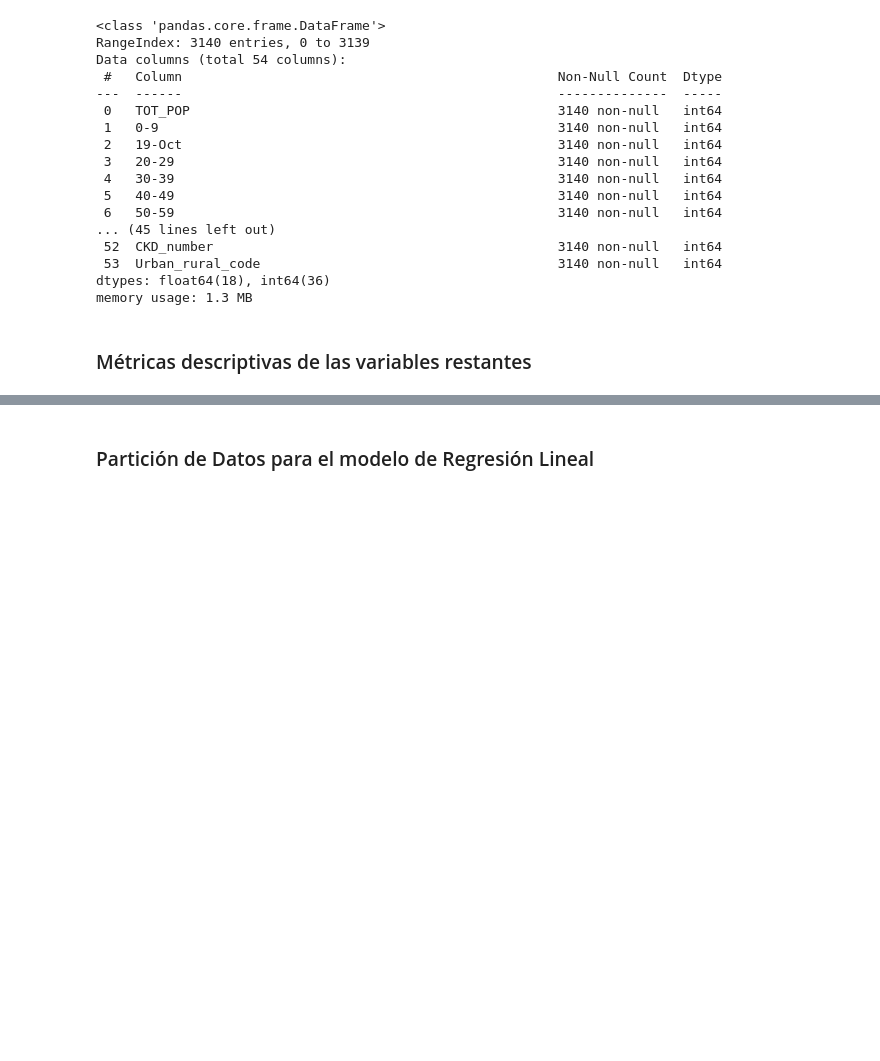
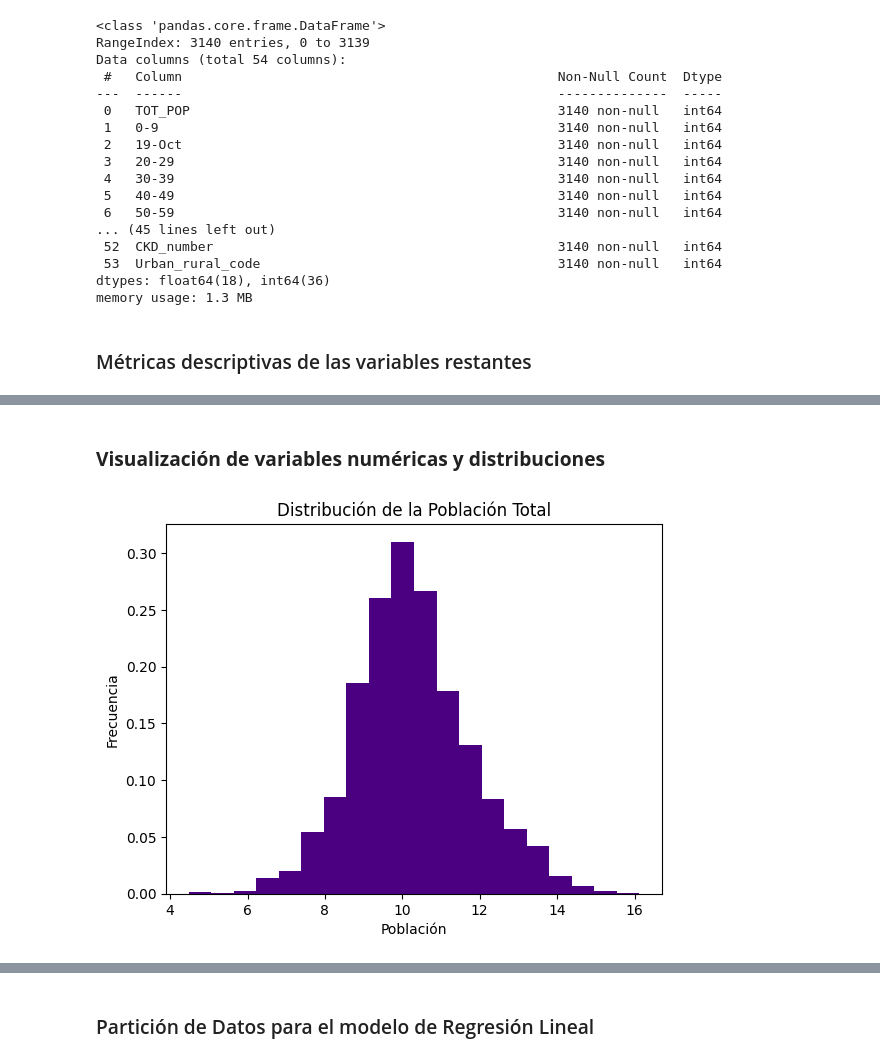
Before and after one commit to 4GeeksAcademy/MLP_regularizado, a Jupyter notebook: src/explore.ipynb, the cells around one changed output, grey strips where cells are left out. Cells and saved outputs as stored; diff of their text form; code cells hidden in the pictures; blank space fills up the shorter version.

```diff
--- a/src/explore.ipynb
+++ b/src/explore.ipynb
@@ -229,0 +231,17 @@ df_cleaned.describe().T
+# %%
+#Transformación de la variable 'TOT_POP' en log.
+df_cleaned['TOT_POP'] = np.log(df_cleaned['TOT_POP'])
+# %% [markdown]
+### **Visualización de variables numéricas y distribuciones**
+# %%
+#Visualización gráfica de la distribución poblacional
+data = df_cleaned['TOT_POP'] #Existen valores 0 y las escalas son muy elevadas (aplicamos log(x+1)).
+
+#Gráfico de distribución
+plt.hist(data, bins=20, color='indigo', density=True)
+plt.title('Distribución de la Población Total')
+plt.xlabel('Población')
+plt.ylabel('Frecuencia')
+plt.show()
+# %% [output]
+[figure, added]
```
Also changed, not shown: parts of 39 cells of this notebook, 1 other file.
